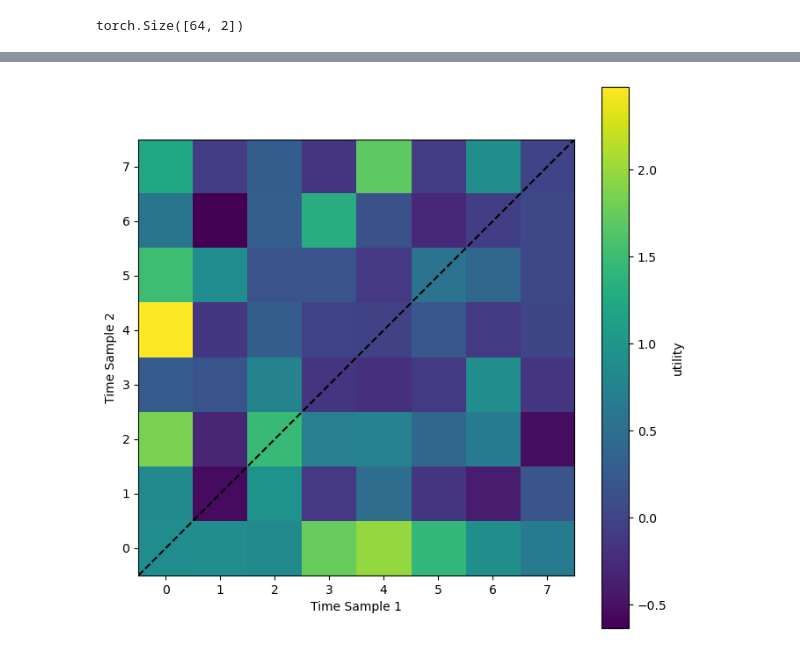
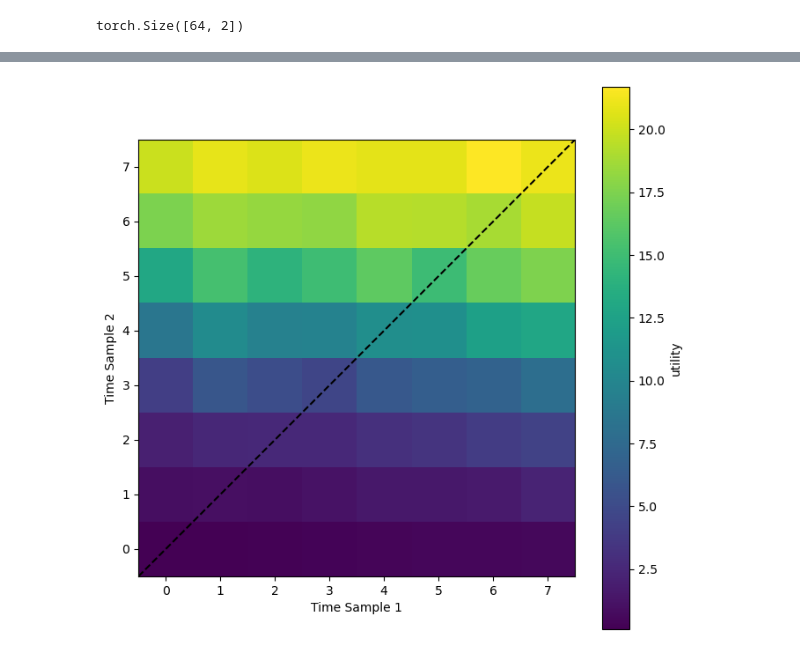
Before and after one commit to ashandonay/boed_examples, a Jupyter notebook: pyro_estimators/posterior.ipynb, the cells around one changed output, grey strips where cells are left out. Cells and saved outputs as stored; diff of their text form; code cells hidden in the pictures.

Commit message:
rewrite model to sample from prior n times

```diff
--- a/pyro_estimators/posterior.ipynb
+++ b/pyro_estimators/posterior.ipynb
@@ -77,5 +62,14 @@ trace = poutine.trace(model).get_trace(expanded_design)
-# %%
-y_dict = trace.nodes["y"]
+# %%
+w_1 = torch.tensor(1.0)
+w_2 = torch.tensor(3.0)
+sigma = torch.tensor(0.1)
+
+def model(t):
+    with pyro.plate_stack("plate", t.shape[:-1]):
+        w = pyro.sample("w", dist.Uniform(w_1,w_2)).unsqueeze(-1) # shape: (n_designs, 1)
+        phase = pyro.sample("phase", dist.Uniform(np.pi/2, 3*np.pi/2)).unsqueeze(-1) # shape: (n_designs, 1)
+        y_true = torch.sin(w*t+phase).squeeze()
+        return pyro.sample("y", dist.Normal(y_true,sigma).to_event(1))
 # %%
 def posterior_guide(y_dict, design, observation_labels, target_labels):
     alpha = pyro.param("alpha", torch.ones(design.shape))
@@ -91,5 +90,5 @@ def posterior_guide(y_dict, design, observation_labels, target_labels):
 # %%
-class posterior_guide_nn(nn.Module):
+class posterior_guide_nn(PyroModule):
     def __init__(self, in_features, lay1_out, lay2_out):
         super().__init__()
         self.fa1 = nn.Linear(in_features, lay1_out)
@@ -108,6 +107,10 @@ class posterior_guide_nn(nn.Module):
         self.pb2 = nn.Linear(lay1_out, lay2_out)
         self.pb3 = nn.Linear(lay2_out,1)
 
+        self.freq_alpha_list = []
+        self.freq_beta_list = []
+        self.phase_alpha_list = []
+        self.phase_beta_list = []
 
     def freq_nn_a(self, input):
         z = nn.functional.relu(self.fa1(input))
@@ -131,25 +134,25 @@ class posterior_guide_nn(nn.Module):
 
     def forward(self, y_dict, design, observation_labels, target_labels):
 
-        pyro.module("posterior_guide", self) # registers all parameters of a torch.nn.Module with Pyro's param_store
+        #pyro.module("posterior_guide", self) # registers all parameters of a torch.nn.Module with Pyro's param_store
 
         y = y_dict["y"].float()
         #z = torch.cat((y,design), dim=-1).float() # concatenate times of design into nn input
 
-        freq_alpha = self.freq_nn_a(y).exp()
-        phase_alpha = self.phase_nn_a(y).exp()
+        freq_alpha = self.freq_nn_a(y).squeeze()
+        phase_alpha = self.phase_nn_a(y).squeeze()
 
-        freq_beta = self.freq_nn_b(y).exp()
-        phase_beta = self.phase_nn_b(y).exp()
+        freq_beta = self.freq_nn_b(y).squeeze()
+        phase_beta = self.phase_nn_b(y).squeeze()
 
-        pyro.sample("w", dist.AffineBeta(freq_alpha, freq_beta, 1, 2)) # scaled beta distribution inputs:(alpha, beta, loc, scale) f(X) = loc + scale*X
-        pyro.sample("phase", dist.AffineBeta(phase_alpha, phase_beta, np.pi/2, np.pi))
+        pyro.sample("w", dist.AffineBeta(freq_alpha.exp(), freq_beta.exp(), 1, 2)) # scaled beta distribution inputs:(alpha, beta, loc, scale) f(X) = loc + scale*X
+        pyro.sample("phase", dist.AffineBeta(phase_alpha.exp(), phase_beta.exp(), np.pi/2, np.pi))
 # %%
 eigs = {}
 full_history = []
 
-pyro.set_rng_seed(3)
-num_steps, start_lr, end_lr = 200, 0.1, 0.001
+#pyro.set_rng_seed(6)
+num_steps, start_lr, end_lr = 1000, 0.1, 0.001
 
 # optimizer = pyro.optim.ExponentialLR({'optimizer': torch.optim.Adam,
 #                                      'optim_args': {'lr': start_lr},
@@ -162,10 +165,10 @@ for times in designs:
                     times,                          # tensor of possible designs
                     "y",                            # observation labels
                     ["w", "phase"],                 # target (parameter) labels
-                    num_samples=5000,                # number of samples to draw per step in the expectation
+                    num_samples=600,                # number of samples to draw per step in the expectation
                     num_steps=num_steps,            # number of gradient steps
                     guide=nn_guide,                 # guide q(y)
-                    optim=Adam({'lr': 0.01}),      # optimizer
+                    optim=Adam({'lr': 5e-6}),      # optimizer
                     eig=True,                       # compute the average posterior entropy (APE) instead of the EIG (if false)
                     return_history=True             # returns a tensor giving the loss function at each step of optimization
                     )
@@ -191,12 +210,12 @@ plt.ylim(0,7)
 # %%
-eigs_list = np.array([i.detach().numpy()[0] for i in eigs.values()])
+eigs_list = np.array([i.detach().numpy() for i in eigs.values()])
 plt.figure(figsize=(8,8))
 img_2D = plt.imshow(eigs_list.reshape(p,p), origin="lower")
 cbar = plt.colorbar(img_2D)
 cbar.set_label("utility")
 plt.axline((0,0), slope=1, c='black', linestyle='--')
 plt.xlabel("Time Sample 1")
 plt.ylabel("Time Sample 2")
 plt.show()
 # %% [output]
-[figure, old version]
+[figure, new version]
```
Also changed, not shown: parts of 18 cells of this notebook, 2 other files.
